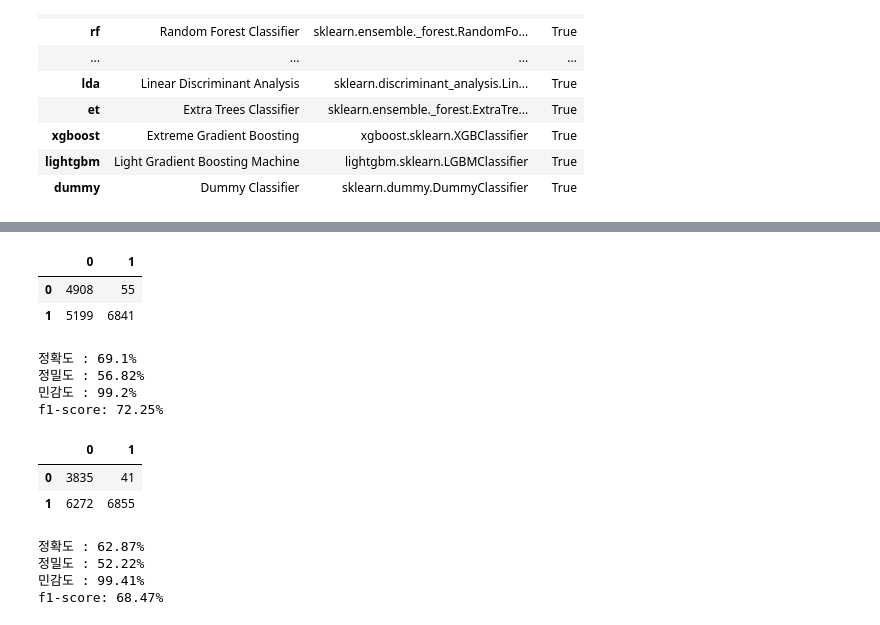
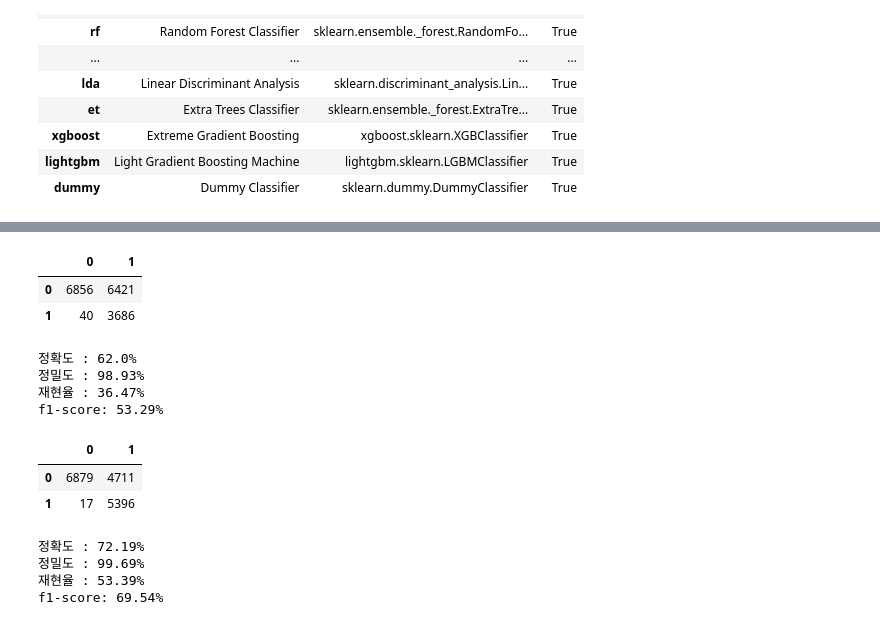
Before and after one commit to Emdeowl/DATA-WOLVES, a Jupyter notebook: Churn_Prediction.ipynb, the cells around one changed output, grey strips where cells are left out. Cells and saved outputs as stored; diff of their text form; code cells hidden in the pictures.

```diff
--- a/Churn_Prediction.ipynb
+++ b/Churn_Prediction.ipynb
@@ -76,7 +76,7 @@ from sklearn.preprocessing import LabelEncoder
 # %%
 gender_encoder = LabelEncoder()
 # %%
-merge_customer = customer[['customer_id', 'gender', 'age', 'home_location_lat', 'home_location_long', 'first_join_date']]
+merge_customer = customer[['customer_id', 'gender', 'age', 'first_join_date']]
 merge_customer = merge_customer.assign(gender=gender_encoder.fit_transform(merge_customer['gender']))
 print(gender_encoder.classes_)
 display(merge_customer)
@@ -146,6 +146,7 @@ def braket_retention(picked_data:pd.DataFrame, start_time:pd.Timestamp, end_time
     retention = retention.fillna(0) # 그 외 null값은 0으로 채움
     retention = retention.astype(int)
     retention[retention>1] = 1
+    retention = retention.assign(y=[0 if t else 1 for t in list(retention['y']==1)])
 
     return retention
 # %% [markdown]
@@ -441,6 +426,13 @@ lgbm = LGBMClassifier(random_state=42)
 # %%
-lgbm.fit(X_train, y_train)
-y_pred = lgbm.predict(X_test)
+xgb_basic = XGBClassifier(random_state=42).fit(X_train, y_train)
+xgb_SM = XGBClassifier(random_state=42).fit(X_train_SM, y_train_SM)
+xgb_BS = XGBClassifier(random_state=42).fit(X_train_BS, y_train_BS)
+xgb_AD = XGBClassifier(random_state=42).fit(X_train_AD, y_train_AD)
+
+ypred_basic = xgb_basic.predict(X_test)
+ypred_SM = xgb_SM.predict(X_test)
+ypred_BS = xgb_BS.predict(X_test)
+ypred_AD = xgb_AD.predict(X_test)
 # %%
 def print_metric(y_test, y_pred) :
     acc = (accuracy_score(y_test, y_pred)*100).round(2)
@@ -509,15 +524,6 @@ log_reg_valid_predict = log_reg.predict(X_valid)
 # %%
 X_valid = validation_data.drop('y', axis=1)
 y_valid = validation_data['y']
-lgbm_valid_predict = lgbm.predict(X_valid)
+
+lgbm_valid_predict = lgbm_basic.predict(X_valid)
 log_reg_valid_predict = log_reg.predict(X_valid)
-# %%
-print_metric(y_valid, lgbm_valid_predict)
-# %% [output]
-|  | 0 | 1 |
-| 0 | 4908 | 55 |
-| 1 | 5199 | 6841 |
-정확도 : 69.1%
-정밀도 : 56.82%
-민감도 : 99.2%
-f1-score: 72.25%
@@ -524,10 +532,20 @@ f1-score: 72.25%
 # %%
-print_metric(y_valid, log_reg_valid_predict.round())ㅆㅆ
+# Logistic validation
+print_metric(y_valid, log_reg_valid_predict.round())
+# LGBM validation
+print_metric(y_valid, lgbm_valid_predict)
 # %% [output]
 |  | 0 | 1 |
-| 0 | 3835 | 41 |
-| 1 | 6272 | 6855 |
+| 0 | 6856 | 6421 |
+| 1 | 40 | 3686 |
-정확도 : 62.87%
-정밀도 : 52.22%
-민감도 : 99.41%
-f1-score: 68.47%
+정확도 : 62.0%
+정밀도 : 98.93%
+재현율 : 36.47%
+f1-score: 53.29%
+|  | 0 | 1 |
+| 0 | 6879 | 4711 |
+| 1 | 17 | 5396 |
+정확도 : 72.19%
+정밀도 : 99.69%
+재현율 : 53.39%
+f1-score: 69.54%
```
Also changed, not shown: parts of 46 cells of this notebook, 1 other file.
